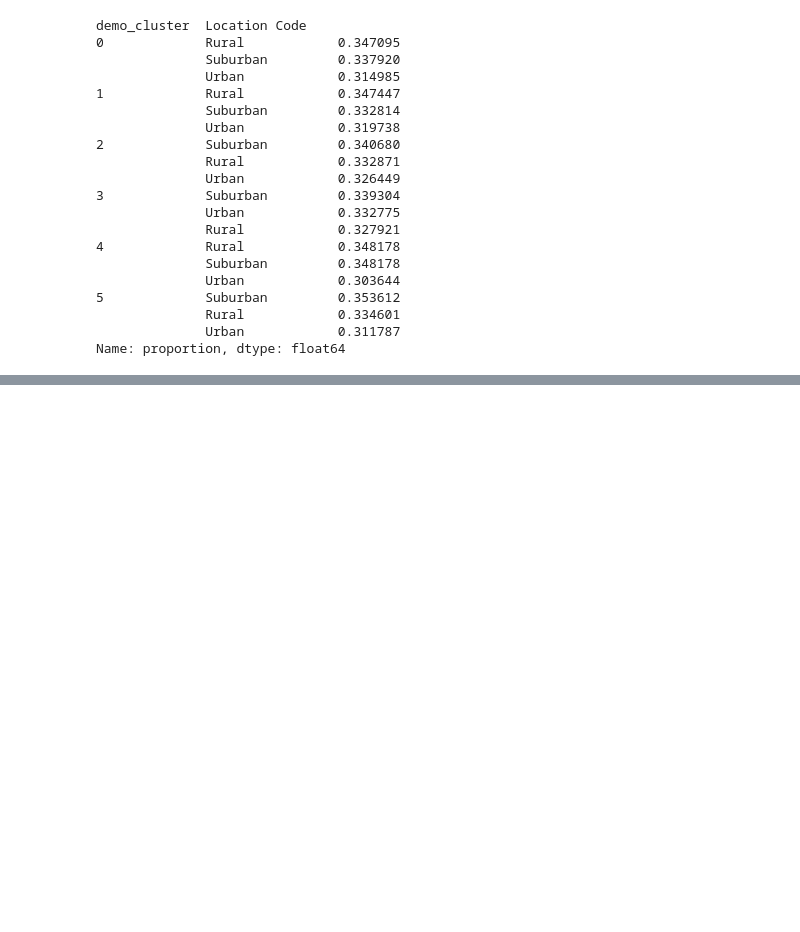
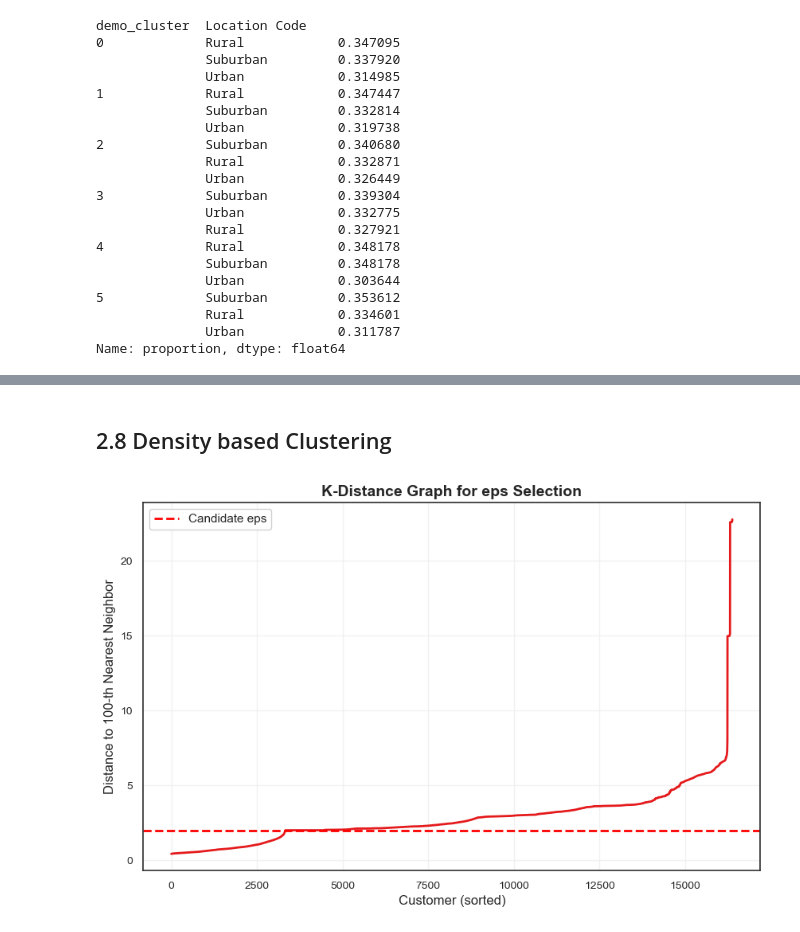
Before and after one commit to Mehmet1700/DataMining2025, a Jupyter notebook: notebooks_deliverable2/03_Clustering_Demographic.ipynb, the cells around one changed output, grey strips where cells are left out. Cells and saved outputs as stored; diff of their text form; code cells hidden in the pictures; blank space fills up the shorter version.

```diff
--- a/notebooks_deliverable2/03_Clustering_Demographic.ipynb
+++ b/notebooks_deliverable2/03_Clustering_Demographic.ipynb
@@ -630,0 +672,37 @@ Name: proportion, dtype: float64
+# %% [markdown]
+## 2.8 Density based Clustering
+# %%
+# 1. Use the scaled demographic features
+X_demog = X_df  # X_df should be your fully prepared and scaled feature matrix
+
+# 2. Define k for nearest neighbors (rule of thumb: 2 * n_features, but you can adjust)
+n_features = X_demog.shape[1]
+k_neighbors = 2 * n_features
+
+neigh = NearestNeighbors(n_neighbors=k_neighbors)
+neigh.fit(X_demog)
+
+# 3. Get distances to the k-th nearest neighbor
+distances, indices = neigh.kneighbors(X_demog)
+
+# distances is (n_samples x k_neighbors); we take the k-th neighbor (last column)
+distances = distances[:, -1]
+
+# Sort distances in ascending order
+distances = np.sort(distances)
+
+# 4. Plot the K-distance graph
+plt.figure(figsize=(10, 6))
+plt.plot(distances)
+plt.title("K-Distance Graph for eps Selection")
+plt.xlabel("Customer (sorted)")
+plt.ylabel(f"Distance to {k_neighbors}-th Nearest Neighbor")
+plt.grid(True)
+
+# Draw a candidate eps line (adjust after you see the curve)
+plt.axhline(y=2, color='r', linestyle='--', label='Candidate eps')
+
+plt.legend()
+plt.show()
+# %% [output]
+[figure, added]
```
Also changed, not shown: parts of 21 cells of this notebook.
